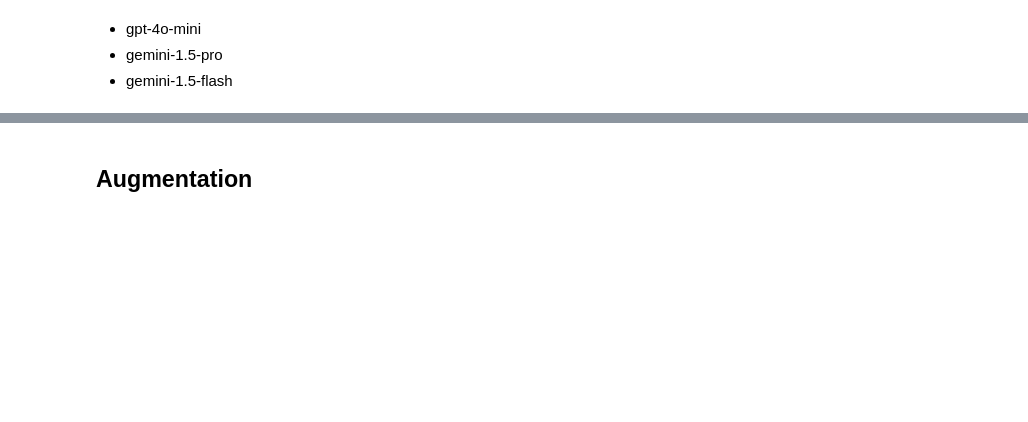
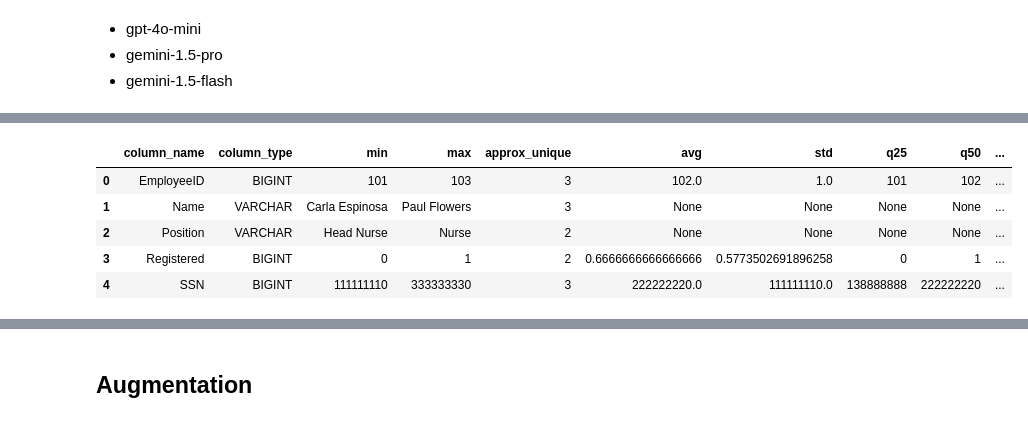
Before and after one commit to simonjisu/BusinessObjects, a Jupyter notebook: test.ipynb, the cells around one changed output, grey strips where cells are left out. Cells and saved outputs as stored; diff of their text form; code cells hidden in the pictures; blank space fills up the shorter version.

```diff
--- a/test.ipynb
+++ b/test.ipynb
@@ -117,0 +60,9 @@ train_samples, dev_samples = split_train_dev(sparc_samples, ratio=0.8)
+# %%
+db.execute('SUMMARIZE Nurse;')
+# %% [output]
+|  | column_name | column_type | min | max | approx_unique | avg | std | q25 | q50 | ... |
+| 0 | EmployeeID | BIGINT | 101 | 103 | 3 | 102.0 | 1.0 | 101 | 102 | ... |
+| 1 | Name | VARCHAR | Carla Espinosa | Paul Flowers | 3 | None | None | None | None | ... |
+| 2 | Position | VARCHAR | Head Nurse | Nurse | 2 | None | None | None | None | ... |
+| 3 | Registered | BIGINT | 0 | 1 | 2 | 0.6666666666666666 | 0.5773502691896258 | 0 | 1 | ... |
+| 4 | SSN | BIGINT | 111111110 | 333333330 | 3 | 222222220.0 | 111111110.0 | 138888888 | 222222220 | ... |
```
Also changed, not shown: parts of 22 cells of this notebook, 6 other files.
